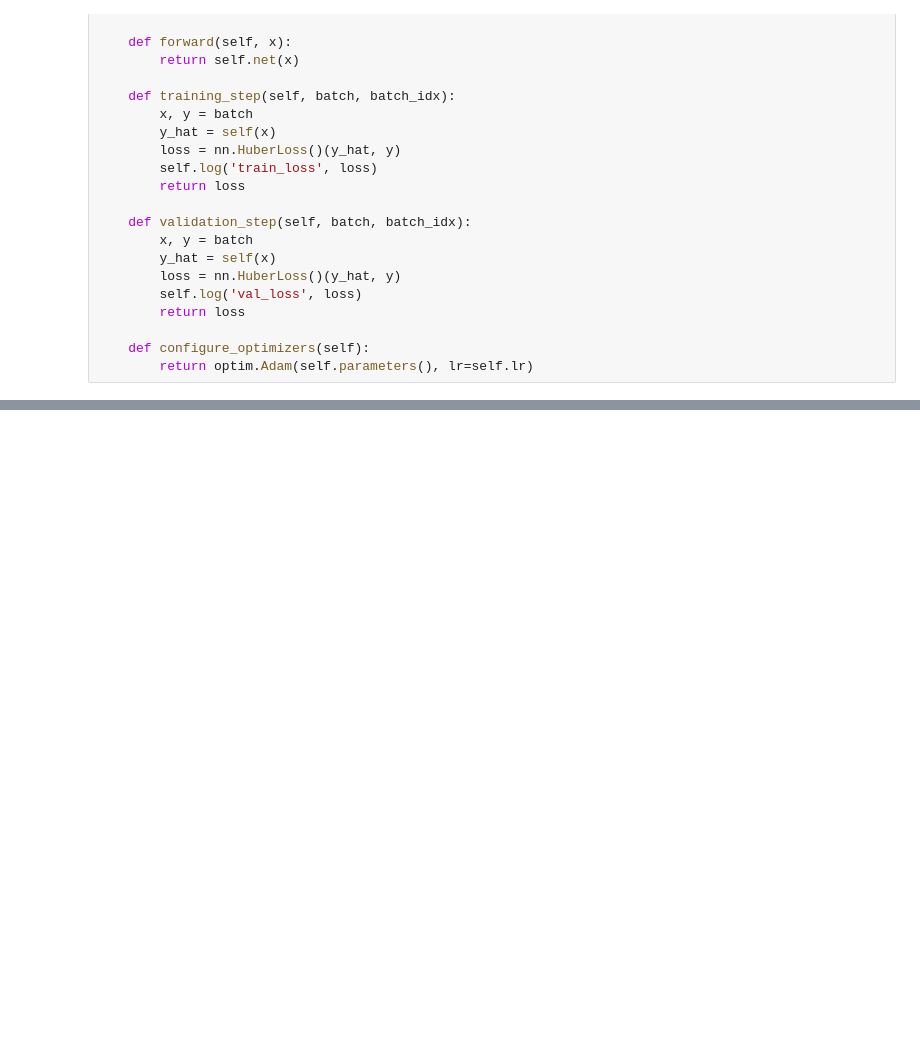
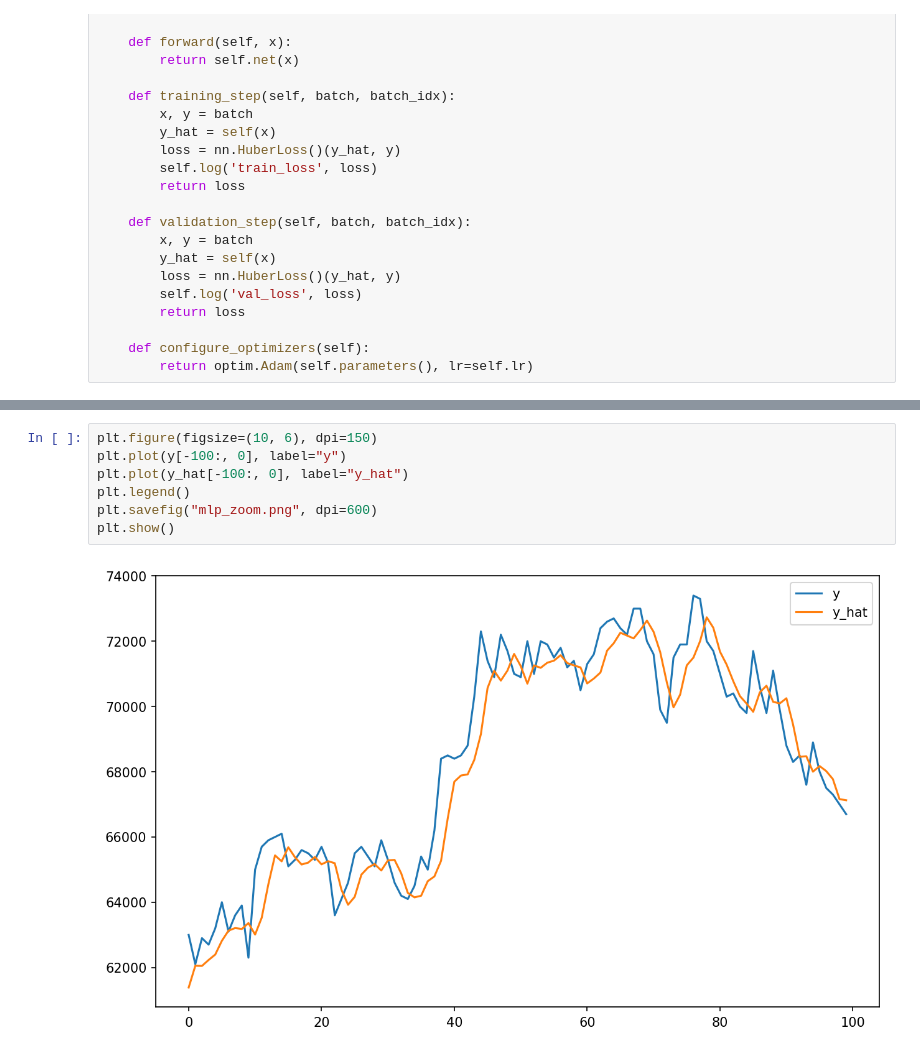
Before and after one commit to Axect/MLTest, a Jupyter notebook: new/stock_forecasting/mlp.ipynb, the cells around one changed output, grey strips where cells are left out. Drawn from its saved outputs; the diff is of its cells as text; blank space fills up the shorter version.

```diff
--- a/new/stock_forecasting/mlp.ipynb
+++ b/new/stock_forecasting/mlp.ipynb
@@ -222,0 +241,9 @@ plt.show()
+# %%
+plt.figure(figsize=(10, 6), dpi=150)
+plt.plot(y[-100:, 0], label="y")
+plt.plot(y_hat[-100:, 0], label="y_hat")
+plt.legend()
+plt.savefig("mlp_zoom.png", dpi=600)
+plt.show()
+# %% [output]
+[figure, added]
```
Also changed, not shown: parts of 30 cells of this notebook, 23 other files.
